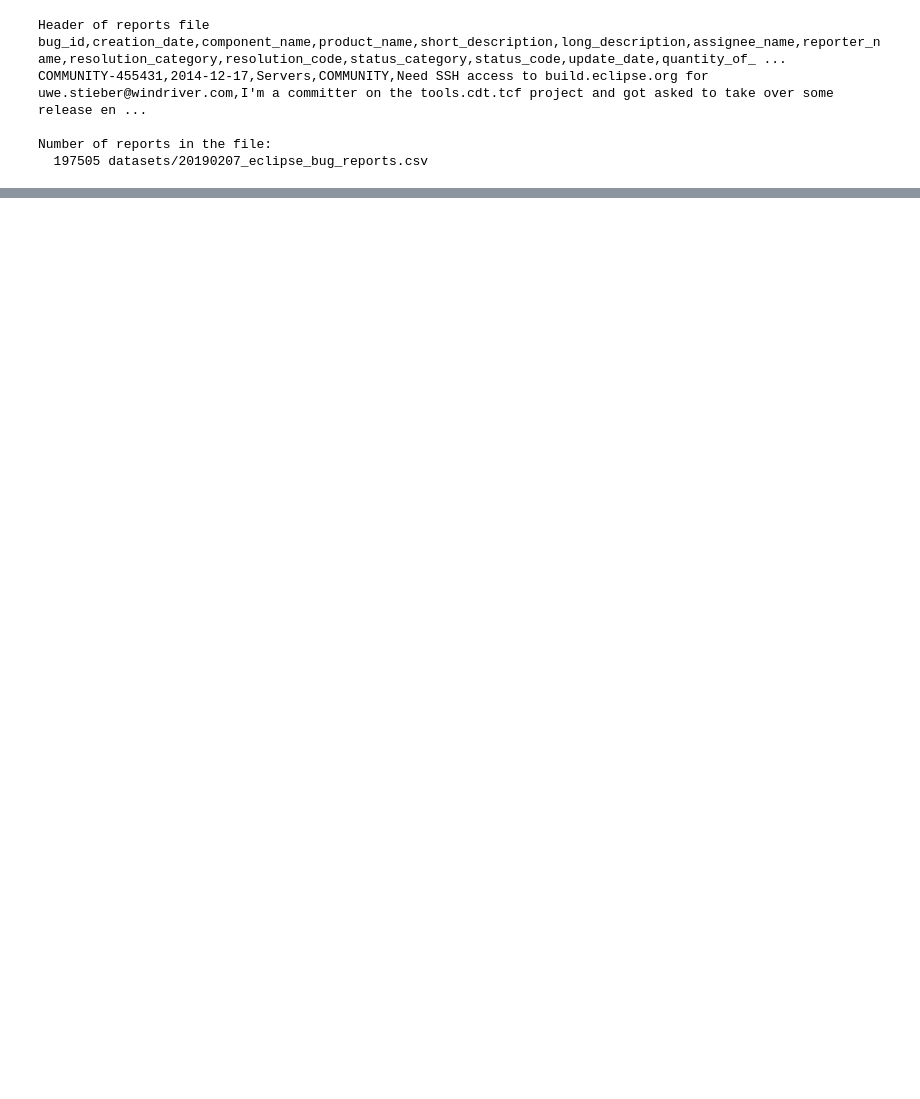
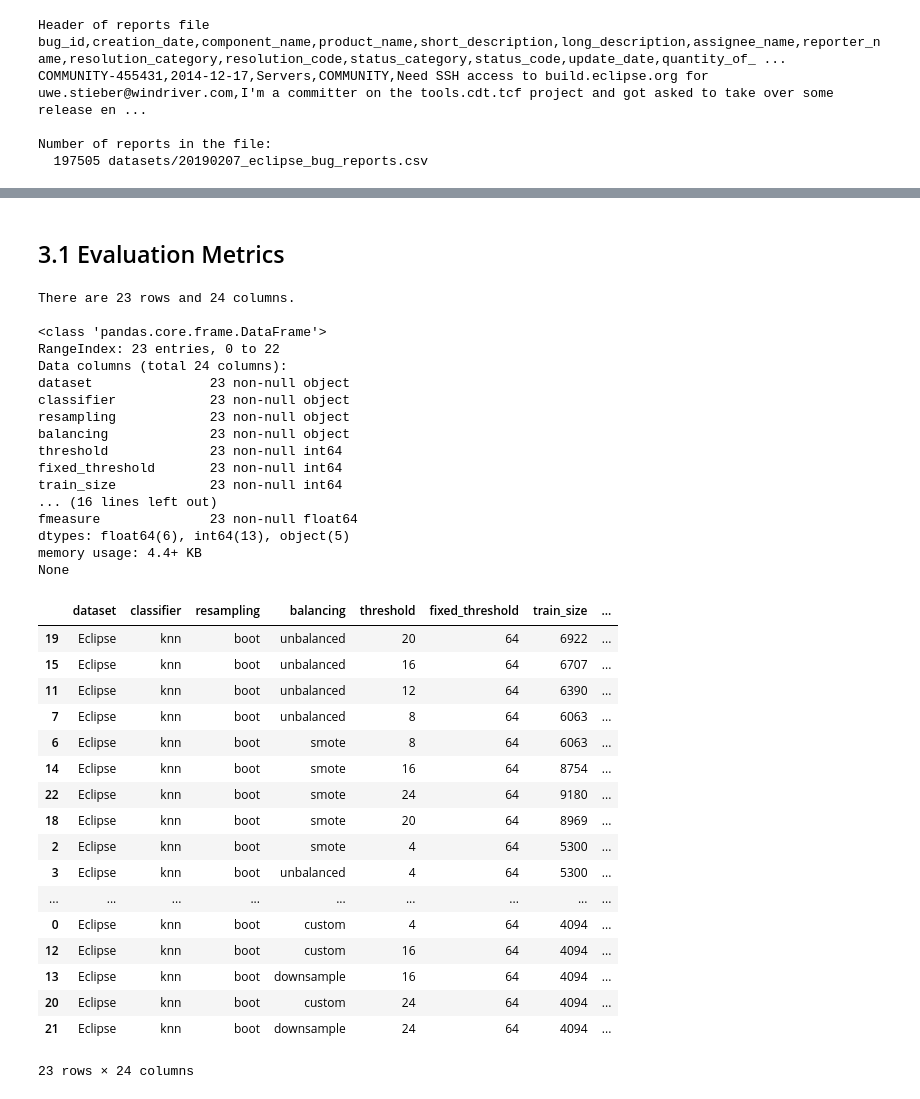
Before and after one commit to gomesluiz/my-doctorate, a Jupyter notebook: experiments/long-lived-bug/notebooks/20190214-long-lived-bug-prediction-analysis.ipynb, the cells around one changed output, grey strips where cells are left out. Cells and saved outputs as stored; diff of their text form; code cells hidden in the pictures; blank space fills up the shorter version.

```diff
--- a/experiments/long-lived-bug/notebooks/20190214-long-lived-bug-prediction-analysis.ipynb
+++ b/experiments/long-lived-bug/notebooks/20190214-long-lived-bug-prediction-analysis.ipynb
@@ -129,0 +153,51 @@ None
+# %% [markdown]
+## 3.1  Evaluation Metrics
+# %%
+results_file = 'datasets/20190213110244-predicting-metrics.csv'
+results = pd.read_csv(results_file)
+rows_and_cols = results.shape
+print('There are {} rows and {} columns.\n'.format(
+        rows_and_cols[0], rows_and_cols[1]
+    )
+)
+
+results_information = results.info()
+print(reports_information)
+
+results.sort_values('balanced_acc', ascending=False)
+# %% [output]
+There are 23 rows and 24 columns.
+
+<class 'pandas.core.frame.DataFrame'>
+RangeIndex: 23 entries, 0 to 22
+Data columns (total 24 columns):
+dataset               23 non-null object
+classifier            23 non-null object
+resampling            23 non-null object
+balancing             23 non-null object
+threshold             23 non-null int64
+fixed_threshold       23 non-null int64
+train_size            23 non-null int64
+... (16 lines left out)
+fmeasure              23 non-null float64
+dtypes: float64(6), int64(13), object(5)
+memory usage: 4.4+ KB
+None
+|  | dataset | classifier | resampling | balancing | threshold | fixed_threshold | train_size | ... |
+| 19 | Eclipse | knn | boot | unbalanced | 20 | 64 | 6922 | ... |
+| 15 | Eclipse | knn | boot | unbalanced | 16 | 64 | 6707 | ... |
+| 11 | Eclipse | knn | boot | unbalanced | 12 | 64 | 6390 | ... |
+| 7 | Eclipse | knn | boot | unbalanced | 8 | 64 | 6063 | ... |
+| 6 | Eclipse | knn | boot | smote | 8 | 64 | 6063 | ... |
+| 14 | Eclipse | knn | boot | smote | 16 | 64 | 8754 | ... |
+| 22 | Eclipse | knn | boot | smote | 24 | 64 | 9180 | ... |
+| 18 | Eclipse | knn | boot | smote | 20 | 64 | 8969 | ... |
+| 2 | Eclipse | knn | boot | smote | 4 | 64 | 5300 | ... |
+| 3 | Eclipse | knn | boot | unbalanced | 4 | 64 | 5300 | ... |
+| ... | ... | ... | ... | ... | ... | ... | ... | ... |
+| 0 | Eclipse | knn | boot | custom | 4 | 64 | 4094 | ... |
+| 12 | Eclipse | knn | boot | custom | 16 | 64 | 4094 | ... |
+| 13 | Eclipse | knn | boot | downsample | 16 | 64 | 4094 | ... |
+| 20 | Eclipse | knn | boot | custom | 24 | 64 | 4094 | ... |
+| 21 | Eclipse | knn | boot | downsample | 24 | 64 | 4094 | ... |
+23 rows × 24 columns
```
Also changed, not shown: parts of 11 cells of this notebook, 7 other files.
